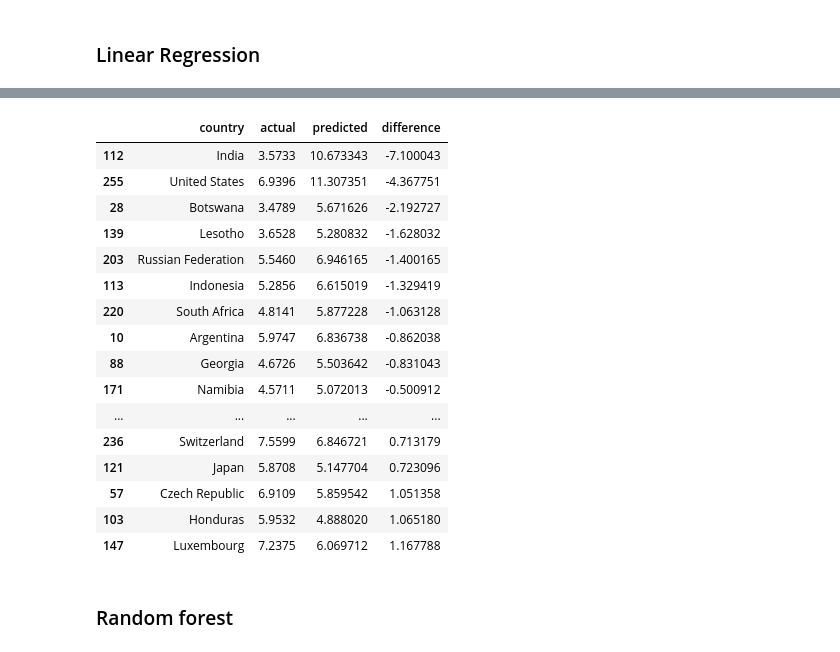
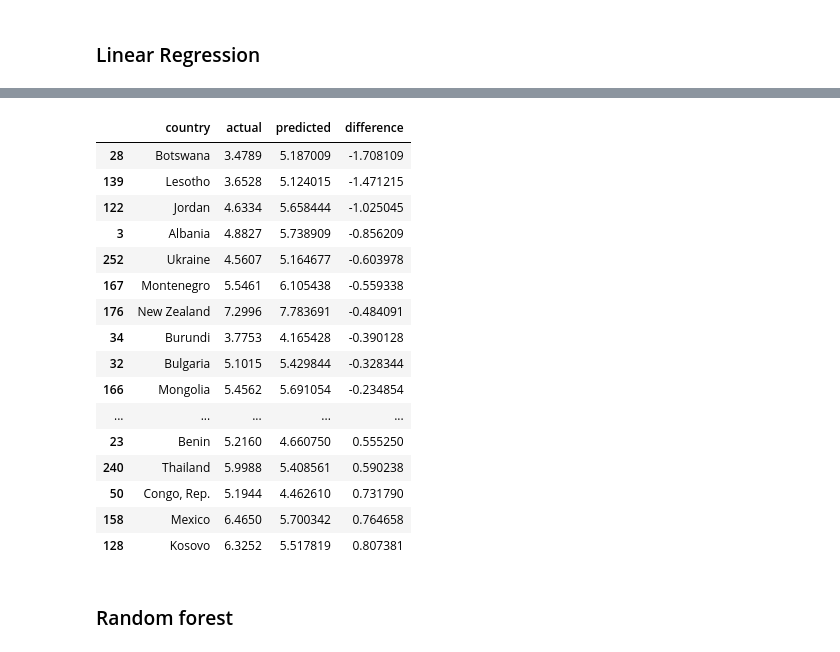
Before and after one commit to jlittorin/happiness, a Jupyter notebook: data_exploration.ipynb, the cells around one changed output, grey strips where cells are left out. Cells and saved outputs as stored; diff of their text form; code cells hidden in the pictures.

```diff
--- a/data_exploration.ipynb
+++ b/data_exploration.ipynb
@@ -216,16 +216,16 @@ In the remaining columns, we impute the median calculated from the training set
 from sklearn.impute import SimpleImputer
 
 imputer = SimpleImputer(strategy='median')
-impute_columns = data.columns.drop(['country', 'happiness'])
+numeric_columns = train_data.columns.drop(['country', 'happiness'])
 
 # fit on the data set
-imputer.fit(data[impute_columns])
+imputer.fit(train_data[numeric_columns])
 
 # transform both datasets
-data[impute_columns] = imputer.transform(data[impute_columns])
-test_data[impute_columns] = imputer.transform(test_data[impute_columns])
+train_data[numeric_columns] = imputer.transform(train_data[numeric_columns])
+test_data[numeric_columns] = imputer.transform(test_data[numeric_columns])
 
-data.info()
+train_data.info()
 # %% [output]
 <class 'pandas.core.frame.DataFrame'>
 Index: 149 entries, 0 to 267
@@ -246,0 +250,11 @@ memory usage: 43.1+ KB
+# %%
+# Normalize data
+from sklearn.preprocessing import StandardScaler
+
+scaler = StandardScaler()
+scaler.fit(train_data[numeric_columns])
+
+train_data[numeric_columns] = scaler.transform(train_data[numeric_columns])
+test_data[numeric_columns] = scaler.transform(test_data[numeric_columns])
+
+train_data.head(5)
@@ -260,24 +282,22 @@ plt.show()
 ### Create train & dev sets
 # %%
 from sklearn.model_selection import train_test_split
-from sklearn.metrics import mean_squared_error, r2_score
 
-y = data['happiness']
+y = train_data['happiness']
+X = train_data.drop(['happiness'], axis=1)
 
 # split data into train and test data
-X_train_orig, X_dev_orig, y_train, y_dev = train_test_split(data, y, test_size=0.2)
-
-X_train = X_train_orig.drop(['country', 'happiness'], axis=1)
-X_dev = X_dev_orig.drop(['country', 'happiness'], axis=1)
+X_train, X_dev, y_train, y_dev = train_test_split(X, y, test_size=0.2, random_state=43) # try 21
 # %% [markdown]
 ### Linear Regression
 # %%
 from sklearn.linear_model import LinearRegression
+from sklearn.metrics import mean_squared_error, r2_score
 
-model = LinearRegression()
-model.fit(X_train, y_train)
+lr_model = LinearRegression()
+lr_model.fit(X_train[numeric_columns], y_train)
 
-y_pred = model.predict(X_dev)
+y_pred = lr_model.predict(X_dev[numeric_columns])
 
 # visualize  results
 print('Mean squared error: %.2f' % mean_squared_error(y_dev, y_pred))
@@ -297,29 +317,29 @@ Coefficient of determination: -1.40
 # %%
 # print the predictions of the dev set
 dev_result = pd.DataFrame()
-dev_result['country'] = X_dev_orig['country']
+dev_result['country'] = X_dev['country']
 dev_result['actual'] = y_dev
 dev_result['predicted'] = y_pred
 dev_result['difference'] = dev_result['actual'] - dev_result['predicted']
 dev_result.sort_values(by=['difference'])
 # %% [output]
 |  | country | actual | predicted | difference |
-| 112 | India | 3.5733 | 10.673343 | -7.100043 |
-| 255 | United States | 6.9396 | 11.307351 | -4.367751 |
-| 28 | Botswana | 3.4789 | 5.671626 | -2.192727 |
-| 139 | Lesotho | 3.6528 | 5.280832 | -1.628032 |
-| 203 | Russian Federation | 5.5460 | 6.946165 | -1.400165 |
-| 113 | Indonesia | 5.2856 | 6.615019 | -1.329419 |
-| 220 | South Africa | 4.8141 | 5.877228 | -1.063128 |
-| 10 | Argentina | 5.9747 | 6.836738 | -0.862038 |
-| 88 | Georgia | 4.6726 | 5.503642 | -0.831043 |
-| 171 | Namibia | 4.5711 | 5.072013 | -0.500912 |
+| 28 | Botswana | 3.4789 | 5.187009 | -1.708109 |
+| 139 | Lesotho | 3.6528 | 5.124015 | -1.471215 |
+| 122 | Jordan | 4.6334 | 5.658444 | -1.025045 |
+| 3 | Albania | 4.8827 | 5.738909 | -0.856209 |
+| 252 | Ukraine | 4.5607 | 5.164677 | -0.603978 |
+| 167 | Montenegro | 5.5461 | 6.105438 | -0.559338 |
+| 176 | New Zealand | 7.2996 | 7.783691 | -0.484091 |
+| 34 | Burundi | 3.7753 | 4.165428 | -0.390128 |
+| 32 | Bulgaria | 5.1015 | 5.429844 | -0.328344 |
+| 166 | Mongolia | 5.4562 | 5.691054 | -0.234854 |
 | ... | ... | ... | ... | ... |
-| 236 | Switzerland | 7.5599 | 6.846721 | 0.713179 |
-| 121 | Japan | 5.8708 | 5.147704 | 0.723096 |
-| 57 | Czech Republic | 6.9109 | 5.859542 | 1.051358 |
-| 103 | Honduras | 5.9532 | 4.888020 | 1.065180 |
-| 147 | Luxembourg | 7.2375 | 6.069712 | 1.167788 |
+| 23 | Benin | 5.2160 | 4.660750 | 0.555250 |
+| 240 | Thailand | 5.9988 | 5.408561 | 0.590238 |
+| 50 | Congo, Rep. | 5.1944 | 4.462610 | 0.731790 |
+| 158 | Mexico | 6.4650 | 5.700342 | 0.764658 |
+| 128 | Kosovo | 6.3252 | 5.517819 | 0.807381 |
 # %% [markdown]
 ### Random forest
 # %%
```
Also changed, not shown: parts of 11 cells of this notebook.
